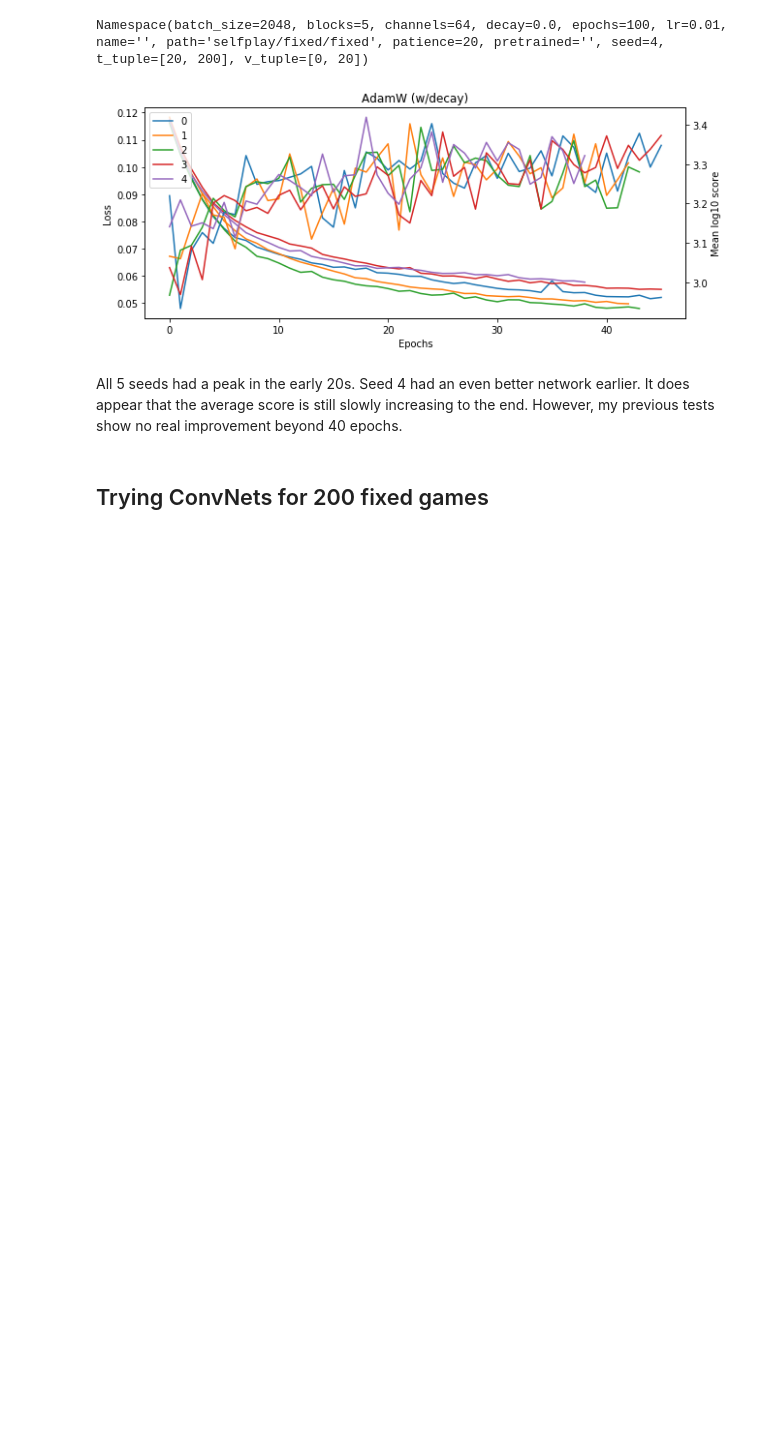
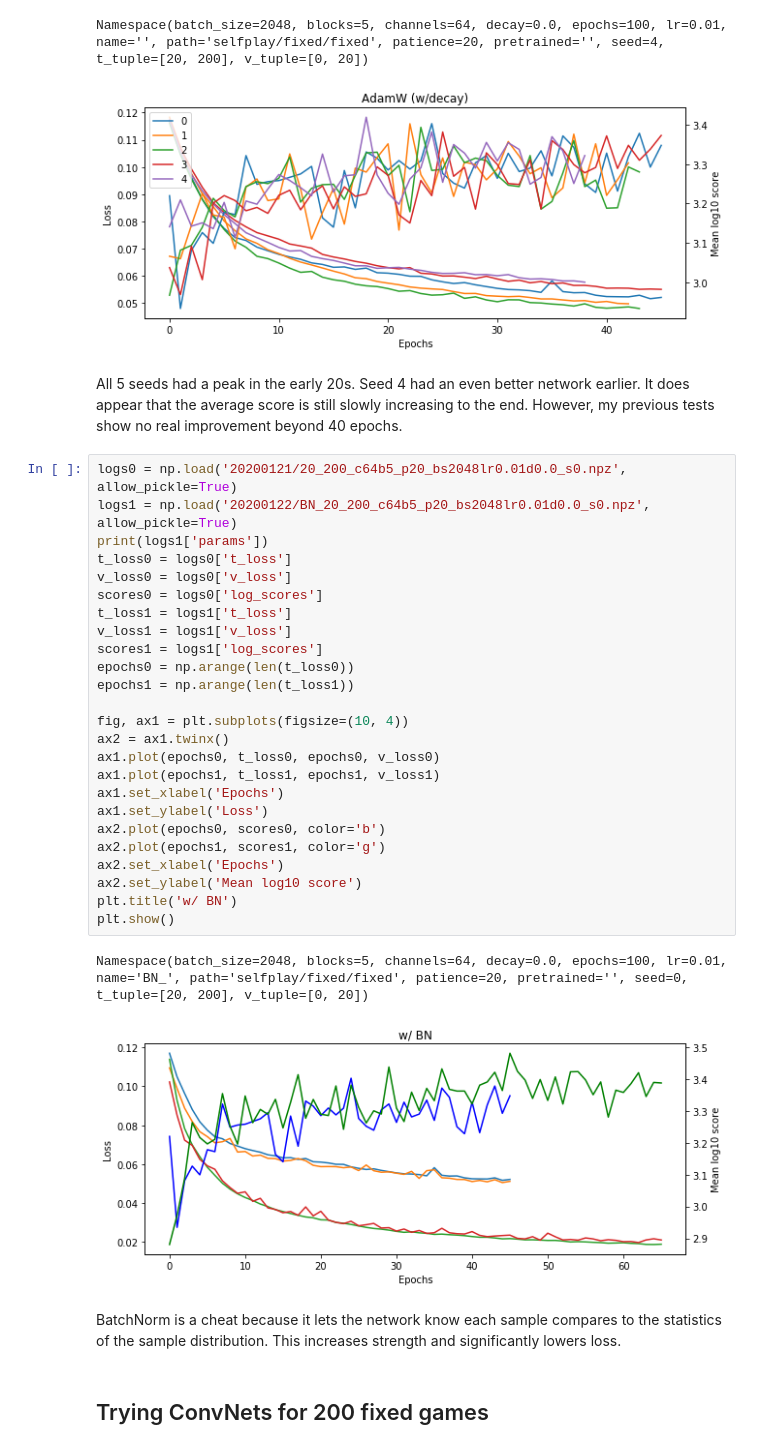
Before and after one commit to fqjin/2048NN, a Jupyter notebook: notebooks/training_logs.ipynb, the cells around one changed output. Cells and saved outputs as stored; diff of their text form; blank space fills up the shorter version.

```diff
--- a/notebooks/training_logs.ipynb
+++ b/notebooks/training_logs.ipynb
@@ -422,5 +422,35 @@ Namespace(batch_size=2048, blocks=5, channels=64, decay=0.0, epochs=100, lr=0.01
 [figure]
 # %% [markdown]
 All 5 seeds had a peak in the early 20s. Seed 4 had an even better network earlier. It does appear that the average score is still slowly increasing to the end. However, my previous tests show no real improvement beyond 40 epochs.
+# %%
+logs0 = np.load('20200121/20_200_c64b5_p20_bs2048lr0.01d0.0_s0.npz', allow_pickle=True)
+logs1 = np.load('20200122/BN_20_200_c64b5_p20_bs2048lr0.01d0.0_s0.npz', allow_pickle=True)
+print(logs1['params'])
+t_loss0 = logs0['t_loss']
+v_loss0 = logs0['v_loss']
+scores0 = logs0['log_scores']
+t_loss1 = logs1['t_loss']
+v_loss1 = logs1['v_loss']
+scores1 = logs1['log_scores']
+epochs0 = np.arange(len(t_loss0))
+epochs1 = np.arange(len(t_loss1))
+
+fig, ax1 = plt.subplots(figsize=(10, 4))
+ax2 = ax1.twinx()
+ax1.plot(epochs0, t_loss0, epochs0, v_loss0)
+ax1.plot(epochs1, t_loss1, epochs1, v_loss1)
+ax1.set_xlabel('Epochs')
+ax1.set_ylabel('Loss')
+ax2.plot(epochs0, scores0, color='b')
+ax2.plot(epochs1, scores1, color='g')
+ax2.set_xlabel('Epochs')
+ax2.set_ylabel('Mean log10 score')
+plt.title('w/ BN')
+plt.show()
+# %% [output]
+Namespace(batch_size=2048, blocks=5, channels=64, decay=0.0, epochs=100, lr=0.01, name='BN_', path='selfplay/fixed/fixed', patience=20, pretrained='', seed=0, t_tuple=[20, 200], v_tuple=[0, 20])
+[figure, added]
+# %% [markdown]
+BatchNorm is a cheat because it lets the network know each sample compares to the statistics of the sample distribution. This increases strength and significantly lowers loss.
 # %% [markdown]
 ## Trying ConvNets for 200 fixed games
```
Also changed, not shown: parts of 12 cells of this notebook, 4 other files.
